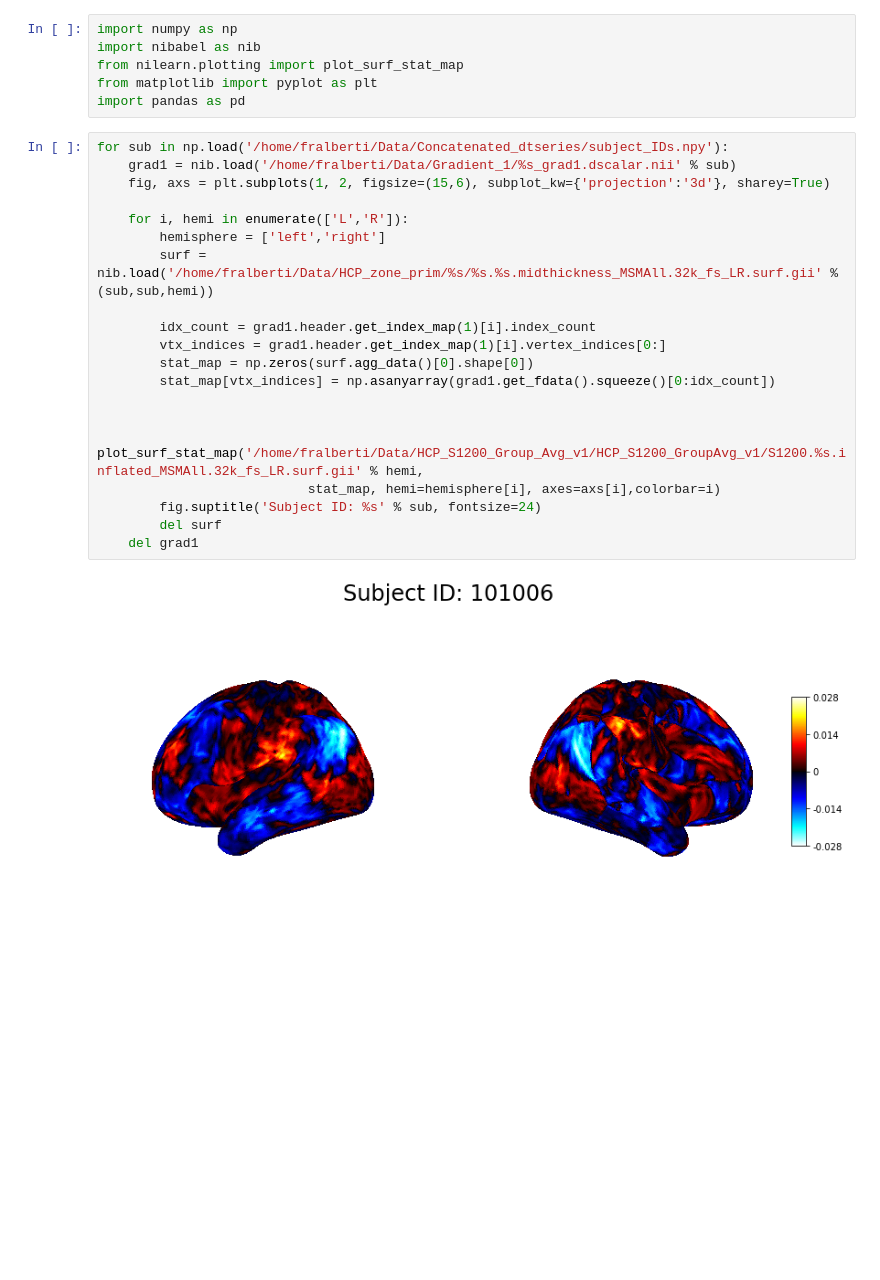
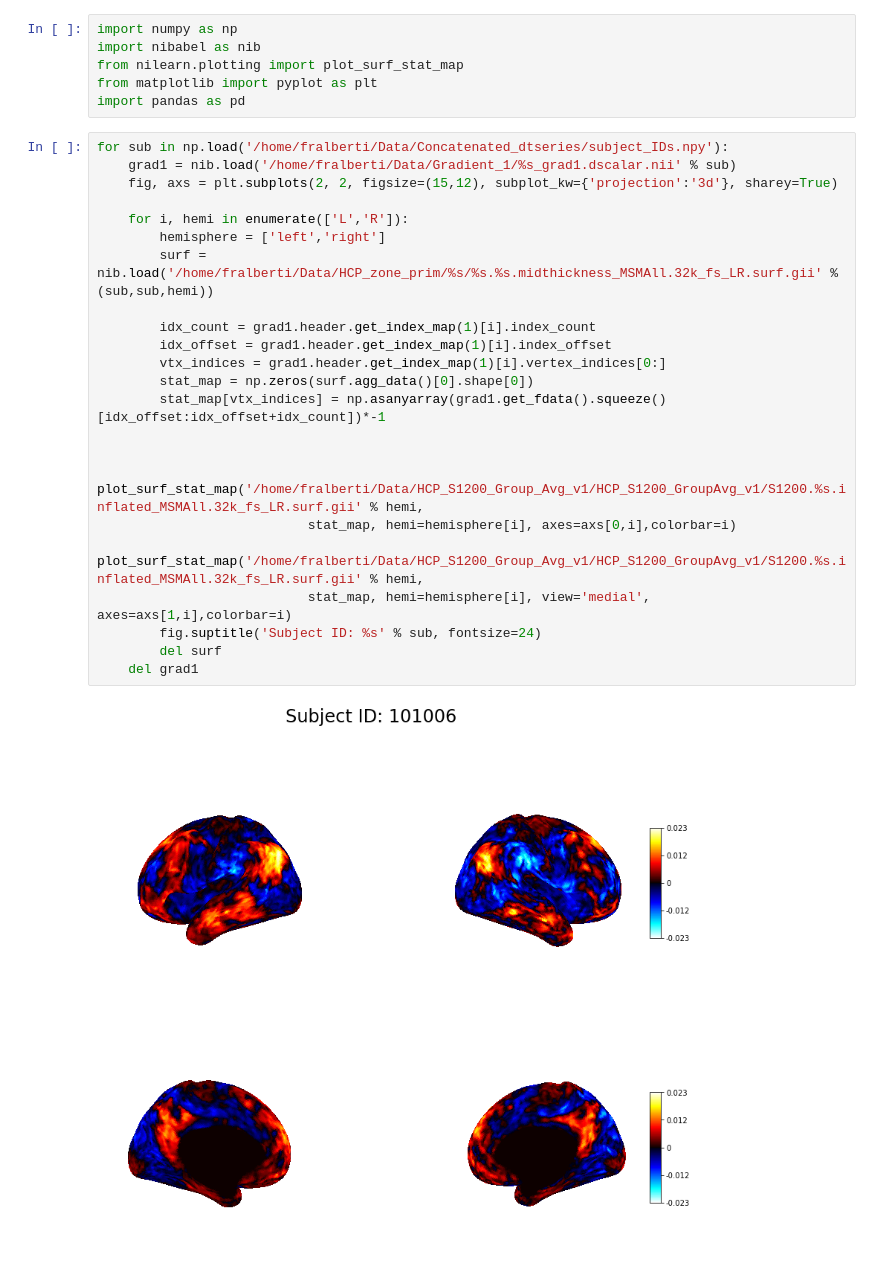
Before and after one commit to margulies/repo-0, a Jupyter notebook: Visualization.ipynb, the cells around one changed output. Cells and saved outputs as stored; diff of their text form; blank space fills up the shorter version.

Commit message:
Fixed th plotting of the right hemiphere and added medial view

```diff
--- a/Visualization.ipynb
+++ b/Visualization.ipynb
@@ -7,22 +7,25 @@ import pandas as pd
 # %%
 for sub in np.load('/home/fralberti/Data/Concatenated_dtseries/subject_IDs.npy'):
     grad1 = nib.load('/home/fralberti/Data/Gradient_1/%s_grad1.dscalar.nii' % sub)
-    fig, axs = plt.subplots(1, 2, figsize=(15,6), subplot_kw={'projection':'3d'}, sharey=True)
+    fig, axs = plt.subplots(2, 2, figsize=(15,12), subplot_kw={'projection':'3d'}, sharey=True)
 
     for i, hemi in enumerate(['L','R']):
         hemisphere = ['left','right']
         surf = nib.load('/home/fralberti/Data/HCP_zone_prim/%s/%s.%s.midthickness_MSMAll.32k_fs_LR.surf.gii' % (sub,sub,hemi))
 
         idx_count = grad1.header.get_index_map(1)[i].index_count
+        idx_offset = grad1.header.get_index_map(1)[i].index_offset
         vtx_indices = grad1.header.get_index_map(1)[i].vertex_indices[0:]
         stat_map = np.zeros(surf.agg_data()[0].shape[0])
-        stat_map[vtx_indices] = np.asanyarray(grad1.get_fdata().squeeze()[0:idx_count])
+        stat_map[vtx_indices] = np.asanyarray(grad1.get_fdata().squeeze()[idx_offset:idx_offset+idx_count])*-1
 
 
         plot_surf_stat_map('/home/fralberti/Data/HCP_S1200_Group_Avg_v1/HCP_S1200_GroupAvg_v1/S1200.%s.inflated_MSMAll.32k_fs_LR.surf.gii' % hemi,
-                           stat_map, hemi=hemisphere[i], axes=axs[i],colorbar=i)
+                           stat_map, hemi=hemisphere[i], axes=axs[0,i],colorbar=i)
+        plot_surf_stat_map('/home/fralberti/Data/HCP_S1200_Group_Avg_v1/HCP_S1200_GroupAvg_v1/S1200.%s.inflated_MSMAll.32k_fs_LR.surf.gii' % hemi,
+                           stat_map, hemi=hemisphere[i], view='medial', axes=axs[1,i],colorbar=i)
         fig.suptitle('Subject ID: %s' % sub, fontsize=24)
         del surf
     del grad1
 # %% [output]
-[figure, old version]
+[figure, new version]
```
Also changed, not shown: parts of 1 cell of this notebook.
